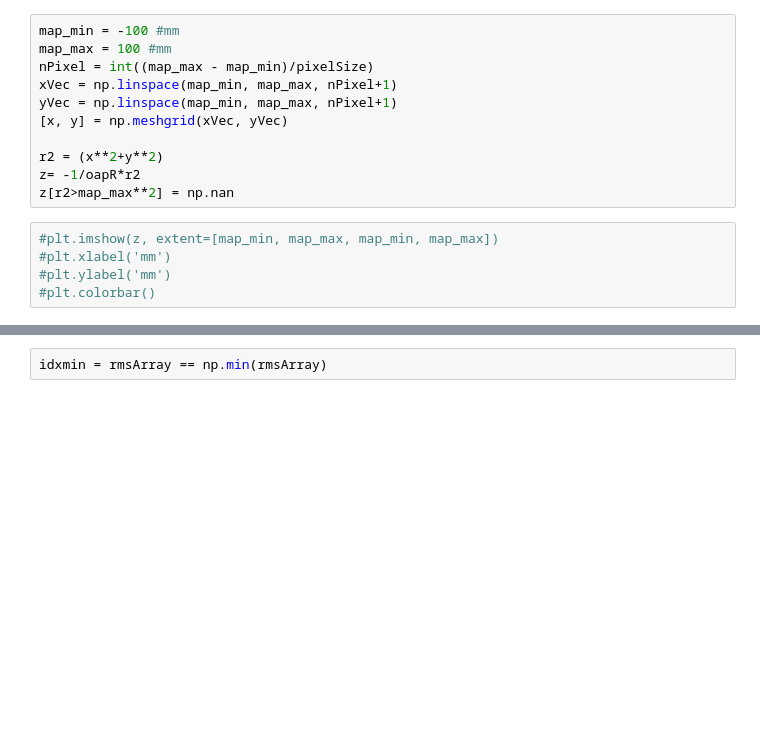
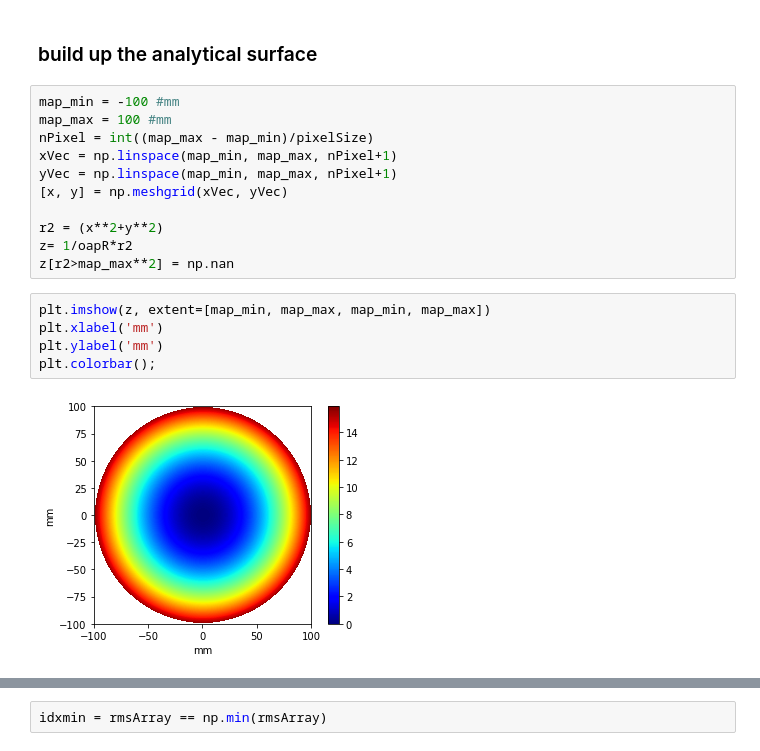
Before and after one commit to bxin/gmtScratchBook, a Jupyter notebook: OAP_cut.ipynb, the cells around one changed output, grey strips where cells are left out. Saved outputs shown, nothing was run; the diff lists cells and outputs as text; blank space fills up the shorter version.

```diff
--- a/OAP_cut.ipynb
+++ b/OAP_cut.ipynb
@@ -52,3 +37,5 @@ lab_v = -lab_v #in our coordinate below, larger vertical angle means -y -->+z
+# %% [markdown]
+### build up the analytical surface
 # %%
 map_min = -100 #mm
 map_max = 100 #mm
@@ -58,10 +45,12 @@ yVec = np.linspace(map_min, map_max, nPixel+1)
 [x, y] = np.meshgrid(xVec, yVec)
 
 r2 = (x**2+y**2)
-z= -1/oapR*r2
+z= 1/oapR*r2
 z[r2>map_max**2] = np.nan
 # %%
-#plt.imshow(z, extent=[map_min, map_max, map_min, map_max])
-#plt.xlabel('mm')
-#plt.ylabel('mm')
-#plt.colorbar()
+plt.imshow(z, extent=[map_min, map_max, map_min, map_max])
+plt.xlabel('mm')
+plt.ylabel('mm')
+plt.colorbar();
+# %% [output]
+[figure, added]
```
Also changed, not shown: parts of 32 cells of this notebook, 1 other file.
